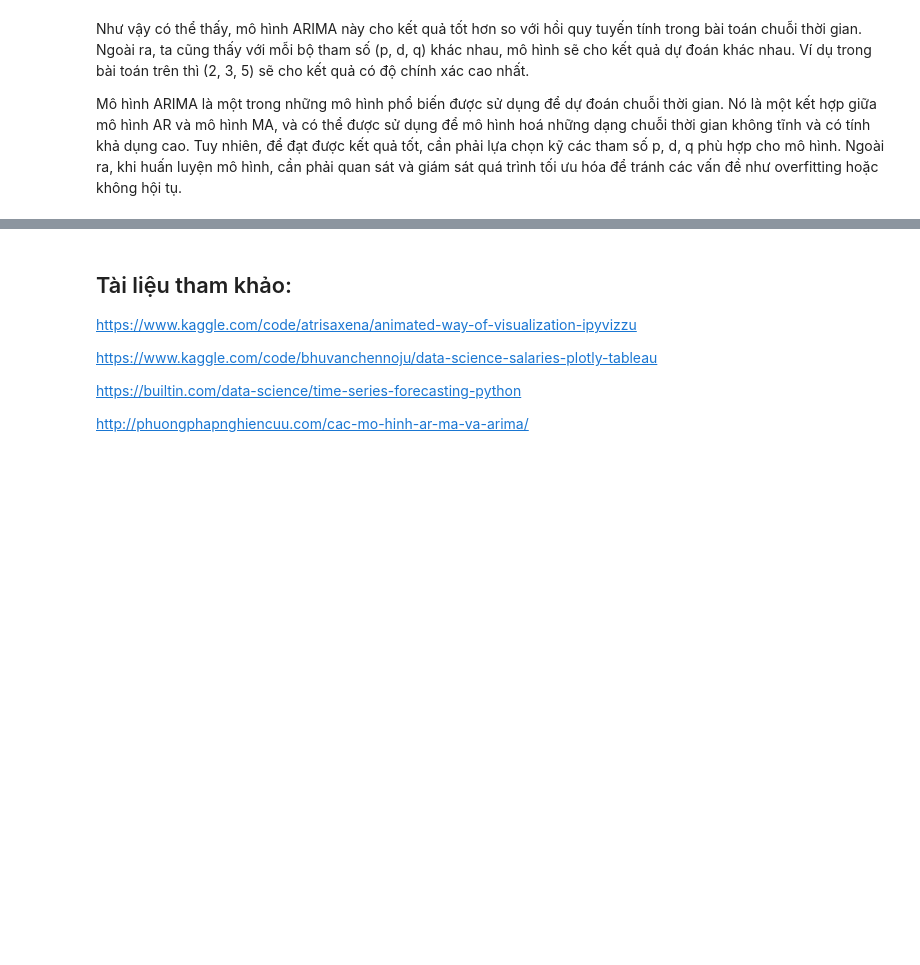
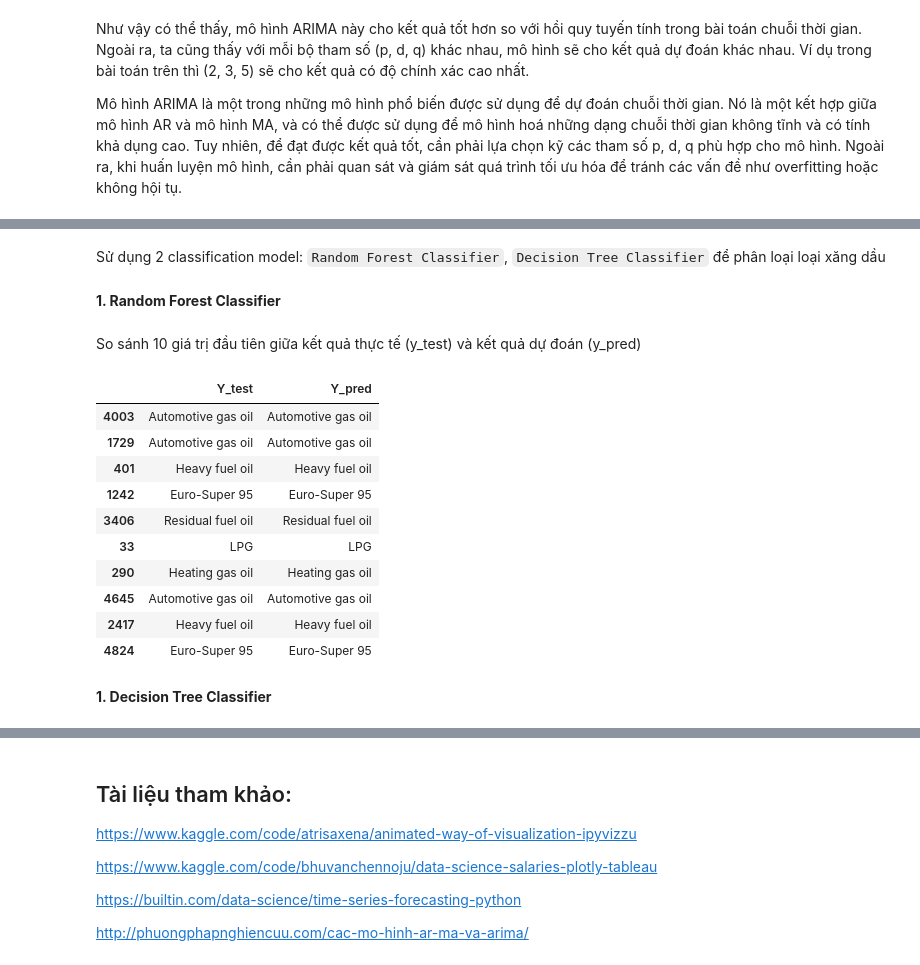
Before and after one commit to khangnl24112002/DataVisualization_Group02_Lab02, a Jupyter notebook: source_codes/main.ipynb, the cells around one changed output, grey strips where cells are left out. Cells and saved outputs as stored; diff of their text form; code cells hidden in the pictures; blank space fills up the shorter version.

```diff
--- a/source_codes/main.ipynb
+++ b/source_codes/main.ipynb
@@ -915,0 +923,8 @@ Mô hình ARIMA là một trong những mô hình phổ biến được sử d
+# %%
+# split the data into training and test sets
+X_train, X_test, y_train, y_test = train_test_split(
+    df[['PRICE', 'VAT', 'EXCISE', 'NET', 'CHANGE']],
+    df['PRODUCT_NAME'],
+    test_size=0.25,
+    random_state=42
+)
@@ -915,0 +938,30 @@ Mô hình ARIMA là một trong những mô hình phổ biến được sử d
+# %% [markdown]
+Sử dụng 2 classification model: `Random Forest Classifier`, `Decision Tree Classifier` để phân loại loại xăng dầu
+# %% [markdown]
+**1. Random Forest Classifier**
+# %%
+# create a Random Forest model
+rf = RandomForestClassifier()
+
+# train the model
+rf.fit(X_train, y_train)
+# %% [markdown]
+So sánh 10 giá trị đầu tiên giữa kết quả thực tế (y_test) và kết quả dự đoán (y_pred)
+# %%
+y_pred = rf.predict(X_test)
+data = pd.DataFrame({"Y_test" : y_test , "Y_pred": y_pred})
+data.head(10)
+# %% [output]
+|  | Y_test | Y_pred |
+| 4003 | Automotive gas oil | Automotive gas oil |
+| 1729 | Automotive gas oil | Automotive gas oil |
+| 401 | Heavy fuel oil | Heavy fuel oil |
+| 1242 | Euro-Super 95 | Euro-Super 95 |
+| 3406 | Residual fuel oil | Residual fuel oil |
+| 33 | LPG | LPG |
+| 290 | Heating gas oil | Heating gas oil |
+| 4645 | Automotive gas oil | Automotive gas oil |
+| 2417 | Heavy fuel oil | Heavy fuel oil |
+| 4824 | Euro-Super 95 | Euro-Super 95 |
+# %% [markdown]
+**1. Decision Tree Classifier**
```
Also changed, not shown: parts of 15 cells of this notebook.
